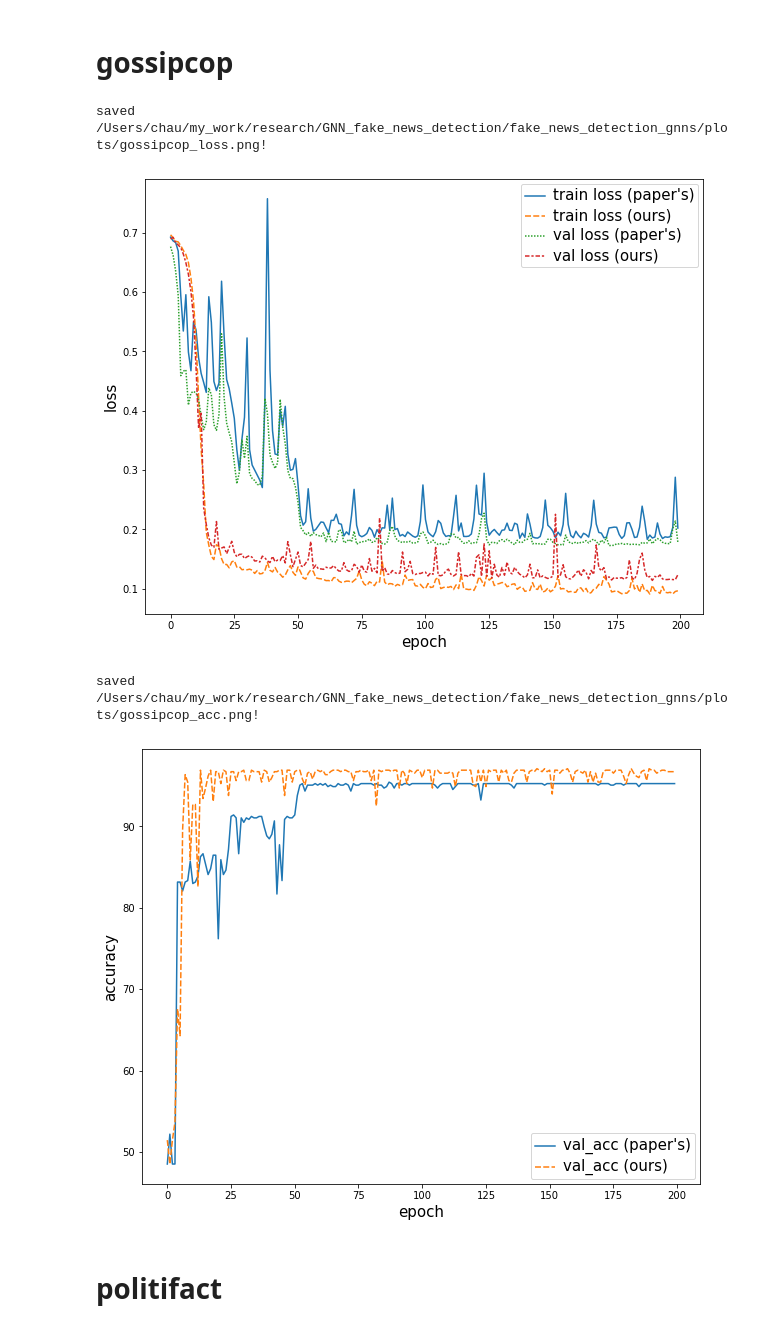
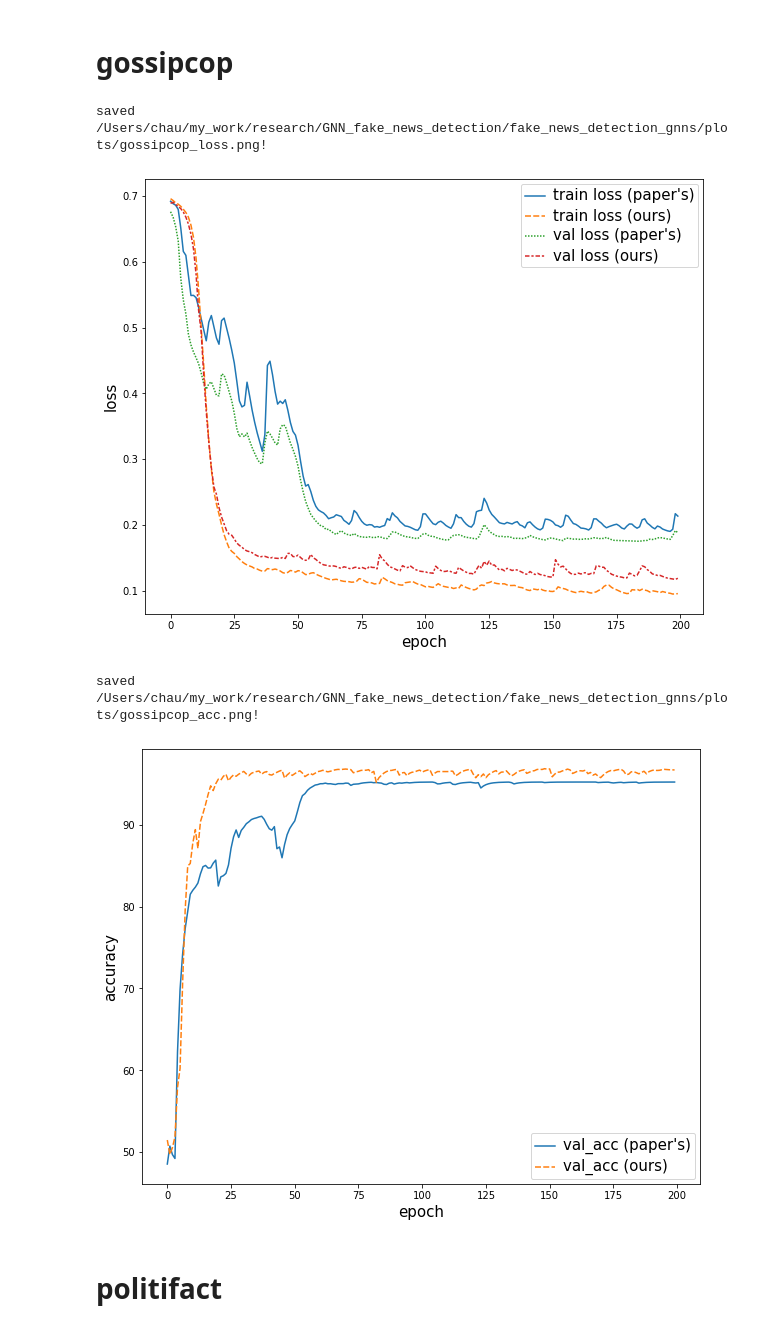
Before and after one commit to chaudatascience/fake_news_detection_gnns, a Jupyter notebook: src/notebooks/cora_charts.ipynb, the cells around one changed output. Saved outputs shown, nothing was run; the diff lists cells and outputs as text; code cells hidden in the pictures.

```diff
--- a/src/notebooks/cora_charts.ipynb
+++ b/src/notebooks/cora_charts.ipynb
@@ -106,15 +106,15 @@ df_official["test_acc"] *= 100
 # %%
 num_obs = len(df_official)
 df_loss = pd.DataFrame({
                         "train loss (paper's)": df_official["train_loss"],
                         "train loss (ours)": df_our["train_loss"][:num_obs],
                         "val loss (paper's)": df_official["val_loss"],
                         "val loss (ours)": df_our["val_loss"][:num_obs],})
-
+df_loss = df_loss.ewm(com=3).mean()
 plot(df_loss, "plots/gossipcop_loss.png", x_label='epoch', y_label="loss")
 # %% [output]
 saved /Users/chau/my_work/research/GNN_fake_news_detection/fake_news_detection_gnns/plots/gossipcop_loss.png!
-[figure, old version]
+[figure, new version]
 # %%
 num_obs = len(df_official)
 df_loss = pd.DataFrame({"val_acc (paper's)": df_official["val_acc"],
@@ -122,11 +122,11 @@ df_loss = pd.DataFrame({"val_acc (paper's)": df_official["val_acc"],
                         # "val f1 (paper's)": df_official["val_f1"],
                         # "val f1 (ours)": df_our["val_f1"][:num_obs],
                         })
-
+df_loss = df_loss.ewm(com=2).mean()
 plot(df_loss, "plots/gossipcop_acc.png", x_label='epoch', y_label="accuracy")
 # %% [output]
 saved /Users/chau/my_work/research/GNN_fake_news_detection/fake_news_detection_gnns/plots/gossipcop_acc.png!
-[figure, old version]
+[figure, new version]
 # %% [markdown]
 # politifact
 # %%
```
Also changed, not shown: parts of 2 cells of this notebook, 4 other files.
